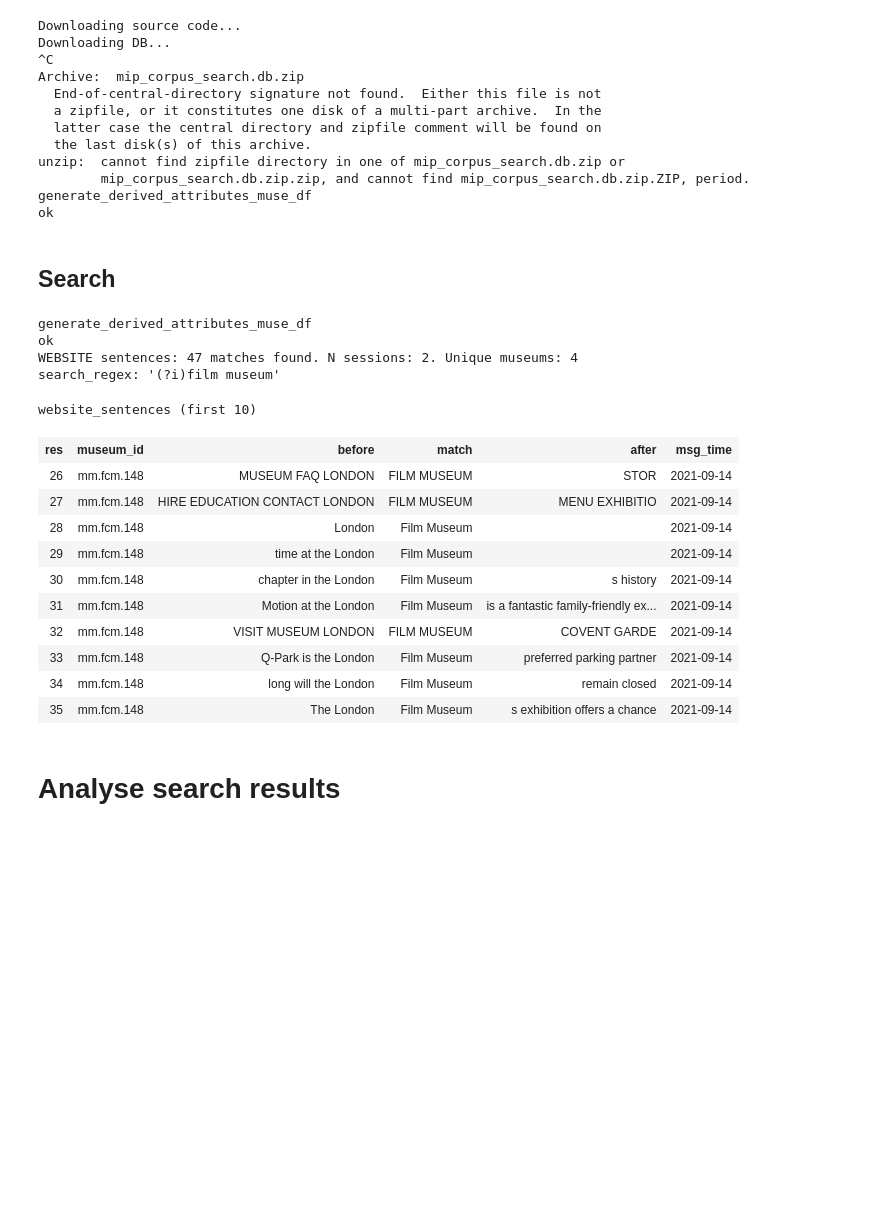
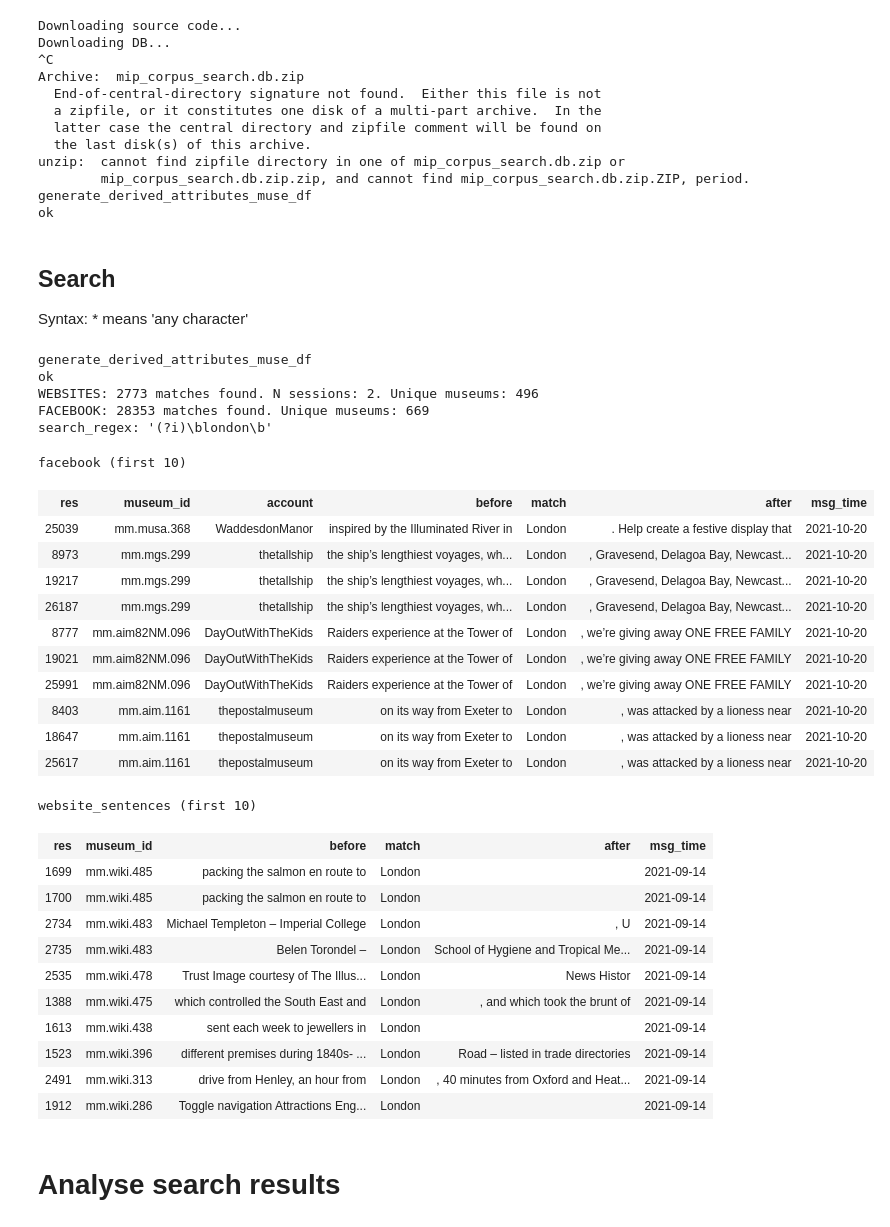
Before and after one commit to Birkbeck/museums-in-the-pandemic, a Jupyter notebook: mip/mip_search_app/google_collab_backup/mip_search_app_v1.ipynb, the cells around one changed output. Saved outputs shown, nothing was run; the diff lists cells and outputs as text; code cells hidden in the pictures; blank space fills up the shorter version.

```diff
--- a/mip/mip_search_app/google_collab_backup/mip_search_app_v1.ipynb
+++ b/mip/mip_search_app/google_collab_backup/mip_search_app_v1.ipynb
@@ -32,42 +32,57 @@ generate_derived_attributes_muse_df
 ok
 # %% [markdown]
 ## Search
+
+Syntax: * means 'any character'
 # %%
 #@title Search corpus { display-mode: "form" }
 %run search_utils.py
-search_string = "film museum" #@param {type:"string"}
+search_string = "london" #@param {type:"string"}
 case_sensitive = False #@param {type:"boolean"}
-search_websites = False #@param {type:"boolean"}
+search_websites = False
 search_website_sentences = True #@param {type:"boolean"}
 search_facebook = True #@param {type:"boolean"}
-search_twitter = True #@param {type:"boolean"}
+search_twitter = False #@param {type:"boolean"}
 max_results =  10#@param {type:"integer"}
-context_window =  5#@param {type:"integer"}
+context_window =  7#@param {type:"integer"}
 res_df = run_search(search_string, case_sensitive,
            search_facebook, search_twitter, search_websites,
            search_website_sentences)
 if len(res_df) > 0:
   results_html, results_page_df = generate_html_matches(res_df, search_string,
     case_sensitive, context_window, max_results)
   display(HTML(results_html))
 #res_df
 # %% [output]
 generate_derived_attributes_muse_df
 ok
-WEBSITE sentences: 47 matches found. N sessions: 2. Unique museums: 4
-search_regex: '(?i)film museum'
+WEBSITES: 2773 matches found. N sessions: 2. Unique museums: 496
+FACEBOOK: 28353 matches found. Unique museums: 669
+search_regex: '(?i)\blondon\b'
-website_sentences (first 10)
+facebook (first 10)
-| res | museum_id | before | match | after | msg_time |
-| 26 | mm.fcm.148 | MUSEUM FAQ LONDON | FILM MUSEUM | STOR | 2021-09-14 |
-| 27 | mm.fcm.148 | HIRE EDUCATION CONTACT LONDON | FILM MUSEUM | MENU EXHIBITIO | 2021-09-14 |
-| 28 | mm.fcm.148 | London | Film Museum |  | 2021-09-14 |
-| 29 | mm.fcm.148 | time at the London | Film Museum |  | 2021-09-14 |
-| 30 | mm.fcm.148 | chapter in the London | Film Museum | s history | 2021-09-14 |
-| 31 | mm.fcm.148 | Motion at the London | Film Museum | is a fantastic family-friendly ex... | 2021-09-14 |
-| 32 | mm.fcm.148 | VISIT MUSEUM LONDON | FILM MUSEUM | COVENT GARDE | 2021-09-14 |
-| 33 | mm.fcm.148 | Q-Park is the London | Film Museum | preferred parking partner | 2021-09-14 |
-| 34 | mm.fcm.148 | long will the London | Film Museum | remain closed | 2021-09-14 |
-| 35 | mm.fcm.148 | The London | Film Museum | s exhibition offers a chance | 2021-09-14 |
+| res | museum_id | account | before | match | after | msg_time |
+| 25039 | mm.musa.368 | WaddesdonManor | inspired by the Illuminated River in | London | . Help create a festive display that | 2021-10-20 |
+| 8973 | mm.mgs.299 | thetallship | the ship’s lengthiest voyages, wh... | London | , Gravesend, Delagoa Bay, Newcast... | 2021-10-20 |
+| 19217 | mm.mgs.299 | thetallship | the ship’s lengthiest voyages, wh... | London | , Gravesend, Delagoa Bay, Newcast... | 2021-10-20 |
+| 26187 | mm.mgs.299 | thetallship | the ship’s lengthiest voyages, wh... | London | , Gravesend, Delagoa Bay, Newcast... | 2021-10-20 |
+| 8777 | mm.aim82NM.096 | DayOutWithTheKids | Raiders experience at the Tower of | London | , we’re giving away ONE FREE FAMILY | 2021-10-20 |
+| 19021 | mm.aim82NM.096 | DayOutWithTheKids | Raiders experience at the Tower of | London | , we’re giving away ONE FREE FAMILY | 2021-10-20 |
+| 25991 | mm.aim82NM.096 | DayOutWithTheKids | Raiders experience at the Tower of | London | , we’re giving away ONE FREE FAMILY | 2021-10-20 |
+| 8403 | mm.aim.1161 | thepostalmuseum | on its way from Exeter to | London | , was attacked by a lioness near | 2021-10-20 |
+| 18647 | mm.aim.1161 | thepostalmuseum | on its way from Exeter to | London | , was attacked by a lioness near | 2021-10-20 |
+| 25617 | mm.aim.1161 | thepostalmuseum | on its way from Exeter to | London | , was attacked by a lioness near | 2021-10-20 |
+website_sentences (first 10)
+| res | museum_id | before | match | after | msg_time |
+| 1699 | mm.wiki.485 | packing the salmon en route to | London |  | 2021-09-14 |
+| 1700 | mm.wiki.485 | packing the salmon en route to | London |  | 2021-09-14 |
+| 2734 | mm.wiki.483 | Michael Templeton – Imperial College | London | , U | 2021-09-14 |
+| 2735 | mm.wiki.483 | Belen Torondel – | London | School of Hygiene and Tropical Me... | 2021-09-14 |
+| 2535 | mm.wiki.478 | Trust Image courtesy of The Illus... | London | News Histor | 2021-09-14 |
+| 1388 | mm.wiki.475 | which controlled the South East and | London | , and which took the brunt of | 2021-09-14 |
+| 1613 | mm.wiki.438 | sent each week to jewellers in | London |  | 2021-09-14 |
+| 1523 | mm.wiki.396 | different premises during 1840s- ... | London | Road – listed in trade directories | 2021-09-14 |
+| 2491 | mm.wiki.313 | drive from Henley, an hour from | London | , 40 minutes from Oxford and Heat... | 2021-09-14 |
+| 1912 | mm.wiki.286 | Toggle navigation Attractions Eng... | London |  | 2021-09-14 |
 # %% [markdown]
 # Analyse search results
 # %%
```
Also changed, not shown: parts of 1 cell of this notebook.
